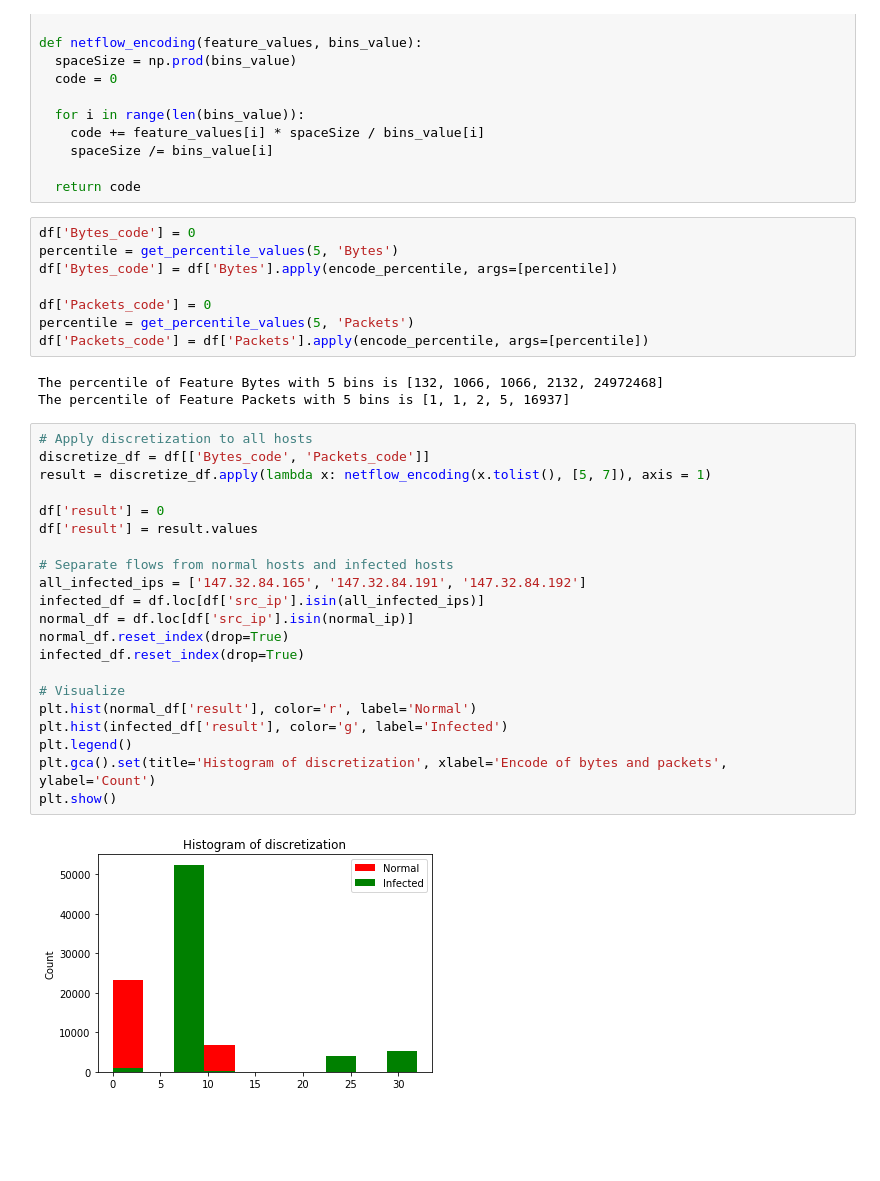
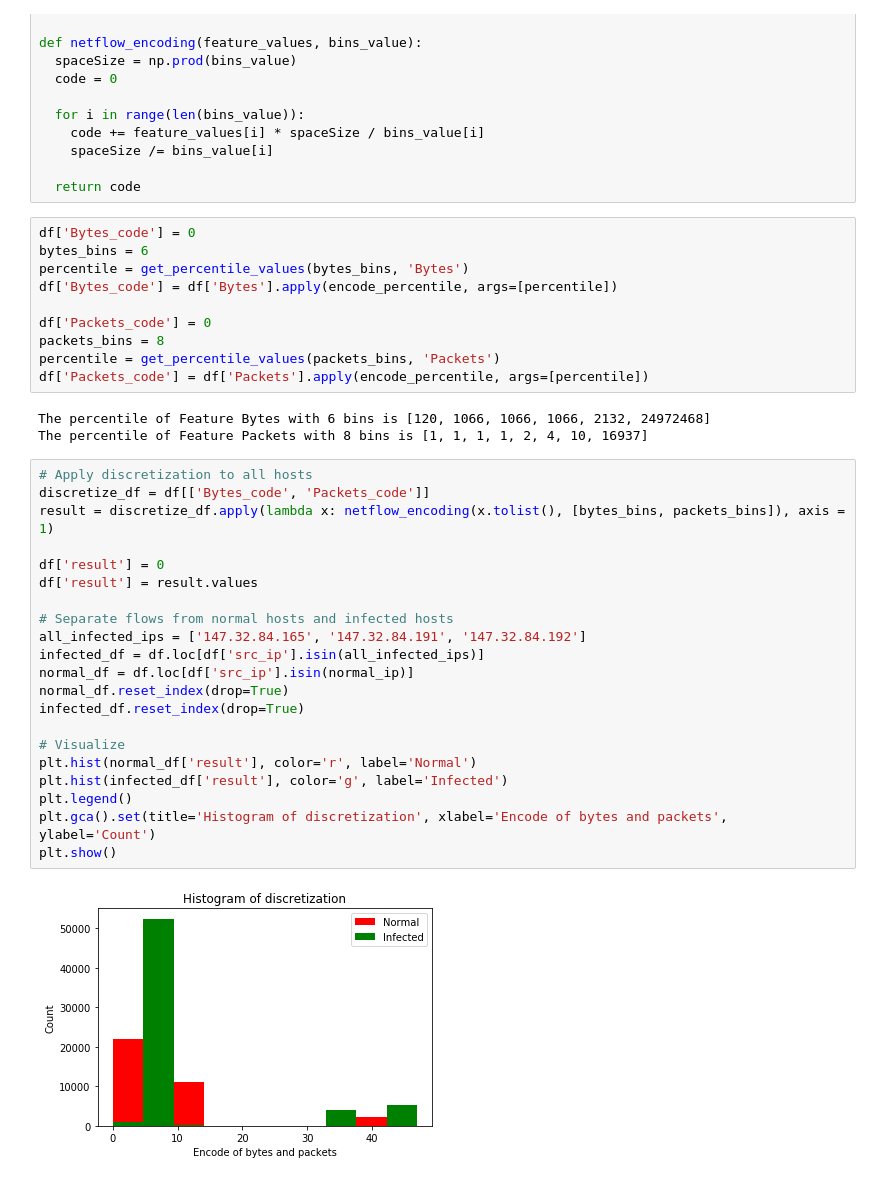
Before and after one commit to sirpandemona/CDA, a Jupyter notebook: Exercise 3/discretization.ipynb, the cells around one changed output. Cells and saved outputs as stored; diff of their text form; blank space fills up the shorter version.

```diff
--- a/Exercise 3/discretization.ipynb
+++ b/Exercise 3/discretization.ipynb
@@ -131,35 +135,37 @@ def netflow_encoding(feature_values, bins_value):
   return code
 # %%
 df['Bytes_code'] = 0
-percentile = get_percentile_values(5, 'Bytes')
+bytes_bins = 6
+percentile = get_percentile_values(bytes_bins, 'Bytes')
 df['Bytes_code'] = df['Bytes'].apply(encode_percentile, args=[percentile])
 
 df['Packets_code'] = 0
-percentile = get_percentile_values(5, 'Packets')
+packets_bins = 8
+percentile = get_percentile_values(packets_bins, 'Packets')
 df['Packets_code'] = df['Packets'].apply(encode_percentile, args=[percentile])
 # %% [output]
-The percentile of Feature Bytes with 5 bins is [132, 1066, 1066, 2132, 24972468]
-The percentile of Feature Packets with 5 bins is [1, 1, 2, 5, 16937]
+The percentile of Feature Bytes with 6 bins is [120, 1066, 1066, 1066, 2132, 24972468]
+The percentile of Feature Packets with 8 bins is [1, 1, 1, 1, 2, 4, 10, 16937]
 # %%
 # Apply discretization to all hosts
 discretize_df = df[['Bytes_code', 'Packets_code']]
-result = discretize_df.apply(lambda x: netflow_encoding(x.tolist(), [5, 7]), axis = 1)
+result = discretize_df.apply(lambda x: netflow_encoding(x.tolist(), [bytes_bins, packets_bins]), axis = 1)
 
 df['result'] = 0
 df['result'] = result.values
 
 # Separate flows from normal hosts and infected hosts
 all_infected_ips = ['147.32.84.165', '147.32.84.191', '147.32.84.192']
 infected_df = df.loc[df['src_ip'].isin(all_infected_ips)]
 normal_df = df.loc[df['src_ip'].isin(normal_ip)]
 normal_df.reset_index(drop=True)
 infected_df.reset_index(drop=True)
 
 # Visualize
 plt.hist(normal_df['result'], color='r', label='Normal')
 plt.hist(infected_df['result'], color='g', label='Infected')
 plt.legend()
 plt.gca().set(title='Histogram of discretization', xlabel='Encode of bytes and packets', ylabel='Count')
 plt.show()
 # %% [output]
-[figure, old version]
+[figure, new version]
```
Also changed, not shown: parts of 2 cells of this notebook.
